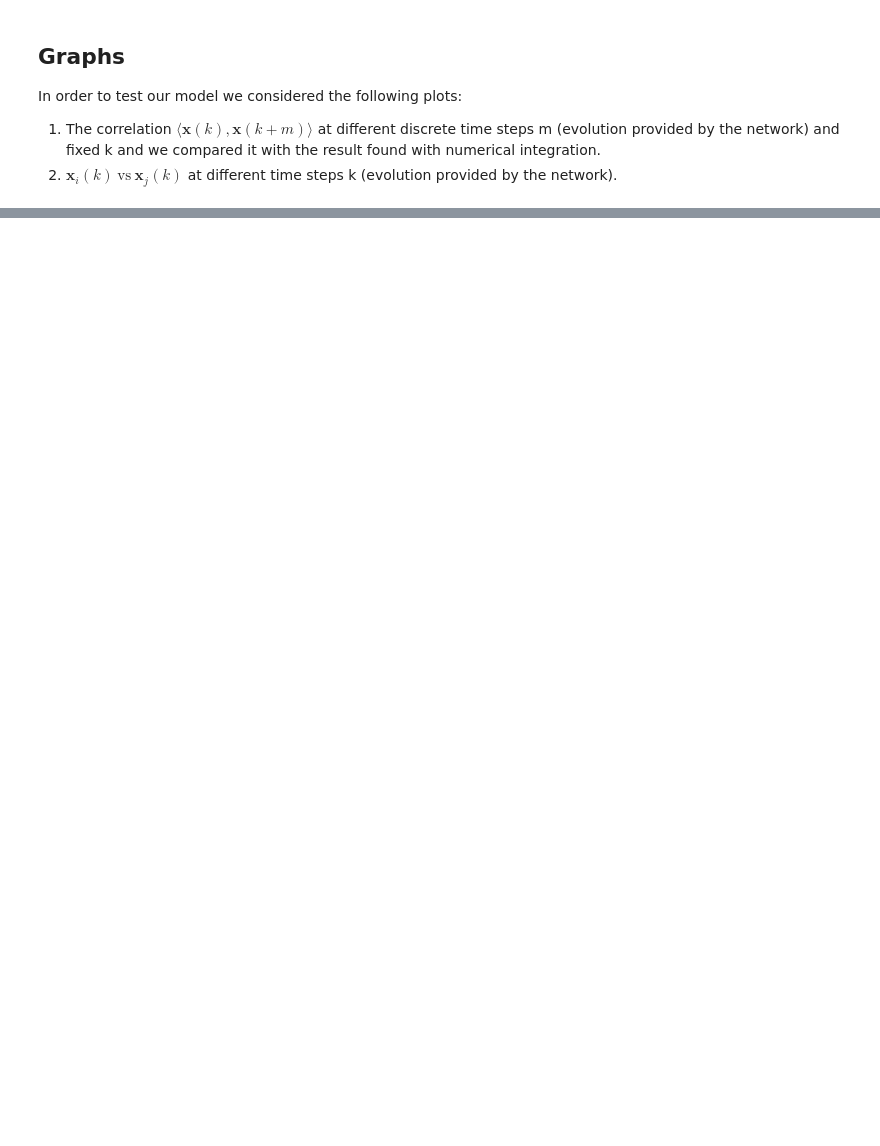
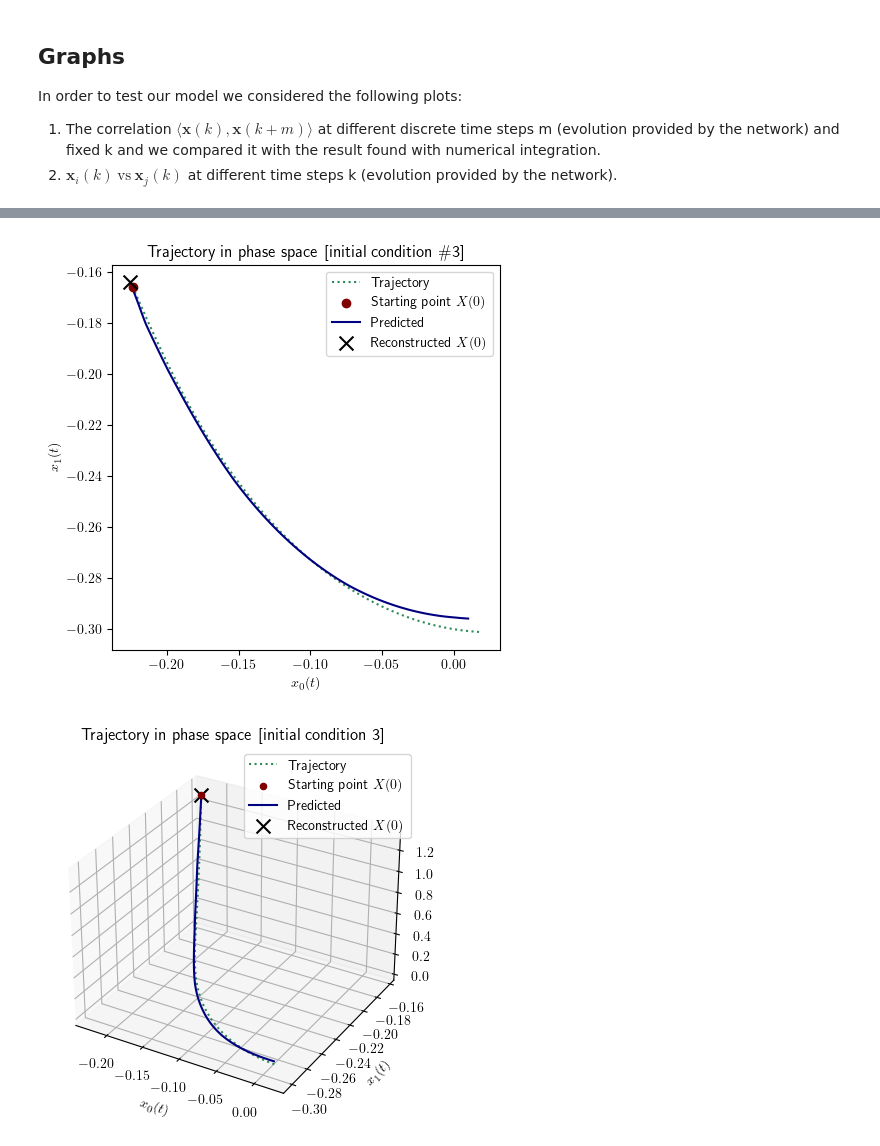
Before and after one commit to GVoreste/KOOPMAN_AML2023, a Jupyter notebook: deepKoopman.ipynb, the cells around one changed output, grey strips where cells are left out. Drawn from its saved outputs; the diff is of its cells as text; code cells hidden in the pictures; blank space fills up the shorter version.

```diff
--- a/deepKoopman.ipynb
+++ b/deepKoopman.ipynb
@@ -848,15 +930,35 @@ fig.savefig("correlations.png")
 # %%
 RAN=np.random.randint(0,len(XT[0].cpu().detach().numpy()))
 X_traj=XT.permute((1,2,0)).cpu().detach().numpy()[RAN]
 Y_traj=YT.permute((1,2,0)).cpu().detach().numpy()[RAN]
 
 fig,ax=plt.subplots(1,figsize=(5,5))
-ax.set_title(f"Trajectory in phase space [initial condition {RAN}]")
+ax.set_title(f"Trajectory in phase space [initial condition \#{RAN}]")
 ax.set_xlabel(r"$x_0(t)$")
 ax.set_ylabel(r"$x_1(t)$")
-ax.plot(X_traj[0],X_traj[1],label="Trajectory",marker='.')
-ax.plot(X_traj[0][0],X_traj[1][0],marker='.')
-ax.plot(Y_traj[0],Y_traj[1],label="Predicted",marker='.')
-ax.plot(Y_traj[0][0],Y_traj[1][0],marker='.')
+ax.plot(X_traj[0],X_traj[1],label="Trajectory",linestyle='dotted',alpha=1,color='seagreen',zorder=0)
+ax.scatter(X_traj[0][0],X_traj[1][0],marker='o',color='maroon',label='Starting point $X(0)$',alpha=1,zorder=1)
+
+ax.plot(Y_traj[0],Y_traj[1],label="Predicted",color='navy',zorder=0)
+ax.scatter(Y_traj[0][0],Y_traj[1][0],marker='x',s=100,color='black',label='Reconstructed $X(0)$',zorder=1)
 ax.legend()
-fig.savefig("random_trajectory.png")
+fig.savefig("random_trajectory.png",dpi=600)
+
+if len(X_traj)>2:
+    fig3D = plt.figure()
+    ax3D = plt.axes(projection='3d')
+
+    ax3D.set_title(f"Trajectory in phase space [initial condition {RAN}]")
+    ax3D.set_xlabel(r"$x_0(t)$")
+    ax3D.set_ylabel(r"$x_1(t)$")
+    ax3D.set_zlabel(r"$x_2(t)$")
+    ax3D.plot3D (X_traj[0],X_traj[1],X_traj[2],label="Trajectory",linestyle='dotted',alpha=1,color='seagreen',zorder=0)
+    ax3D.scatter(X_traj[0][0],X_traj[1][0],X_traj[2][0],marker='o',color='maroon',label='Starting point $X(0)$',alpha=1,zorder=1)
+
+    ax3D.plot(Y_traj[0],Y_traj[1],Y_traj[2],label="Predicted",color='navy',zorder=0)
+    ax3D.scatter(Y_traj[0][0],Y_traj[1][0],Y_traj[2][0],marker='x',s=100,color='black',label='Reconstructed $X(0)$',zorder=1)
+    ax3D.legend()
+    fig3D.savefig("3D_random_trajectory.png",dpi=600)
+# %% [output]
+[figure, added]
+[figure, added]
```
Also changed, not shown: parts of 14 cells of this notebook.
